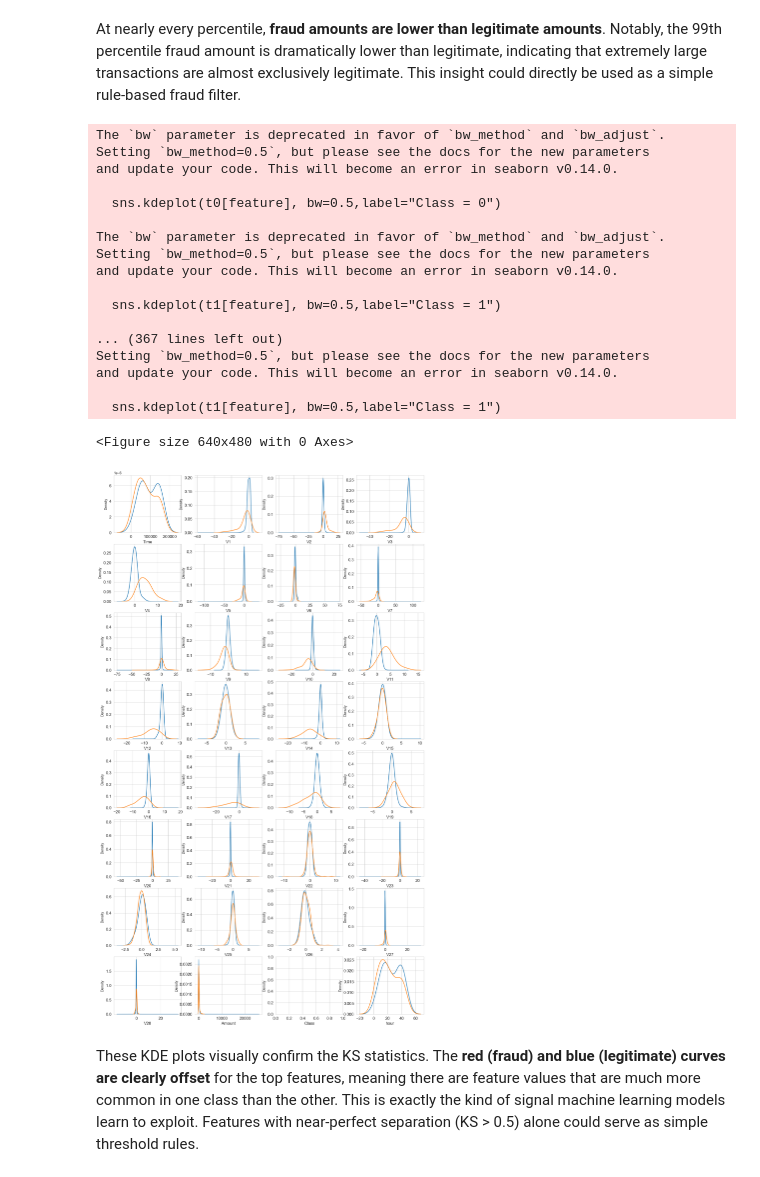
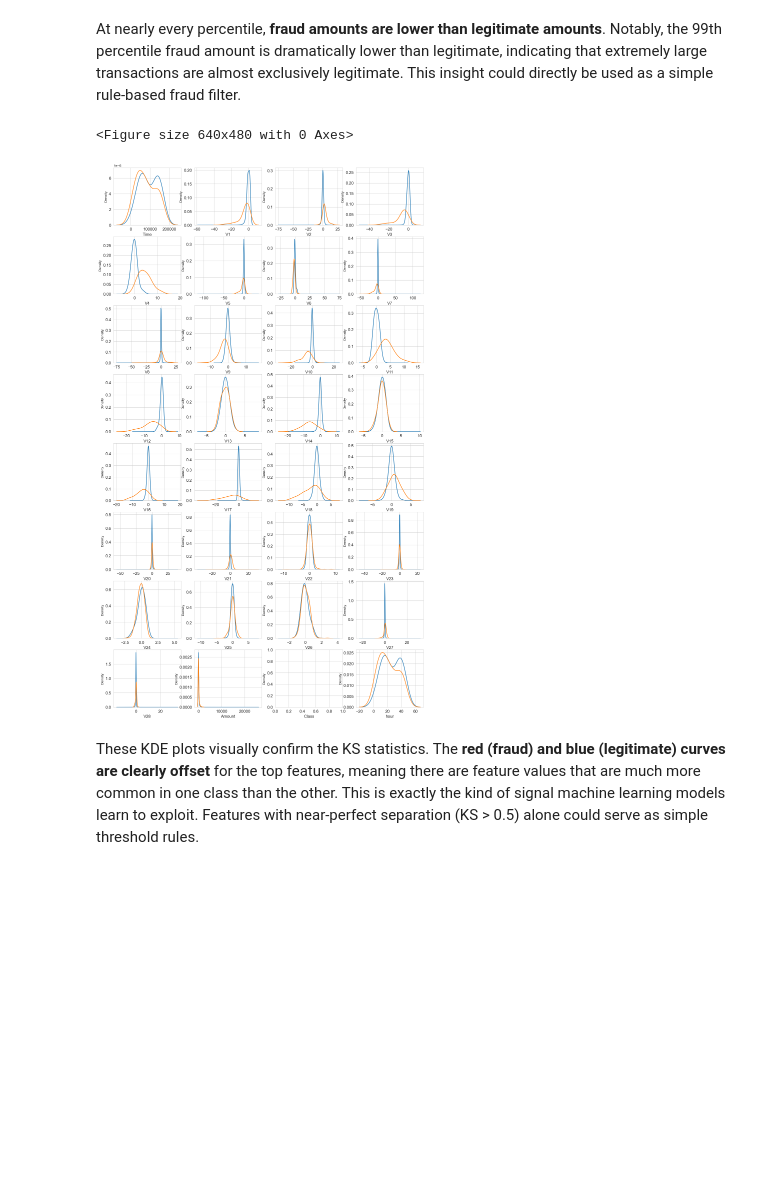
Before and after one commit to GergoHonyak242720/Data-Drift, a Jupyter notebook: notebooks/01_eda.ipynb, the cells around one changed output. Drawn from its saved outputs; the diff is of its cells as text; code cells hidden in the pictures; blank space fills up the shorter version.

```diff
--- a/notebooks/01_eda.ipynb
+++ b/notebooks/01_eda.ipynb
@@ -33,4 +33,4 @@ from scipy import stats
 from scipy.stats import ks_2samp
 
 # Dataset path
-path = r"C:\Users\matek_yulq090\Desktop\Coding\School\credit_card_challenge\dataset\creditcard.csv"
+path = "../data/creditcard.csv"
@@ -254,43 +247,26 @@ At nearly every percentile, **fraud amounts are lower than legitimate amounts**.
 # %%
 var = df.columns.values
 
 i = 0
 t0 = df.loc[df['Class'] == 0]
 t1 = df.loc[df['Class'] == 1]
 
 sns.set_style('whitegrid')
 plt.figure()
 fig, ax = plt.subplots(8,4,figsize=(16,28))
 
 for feature in var:
     i += 1
     plt.subplot(8,4,i)
-    sns.kdeplot(t0[feature], bw=0.5,label="Class = 0")
-    sns.kdeplot(t1[feature], bw=0.5,label="Class = 1")
+    sns.kdeplot(t0[feature], bw_method=0.5, label="Class = 0")
+    sns.kdeplot(t1[feature], bw_method=0.5, label="Class = 1")
     plt.xlabel(feature, fontsize=12)
     locs, labels = plt.xticks()
     plt.tick_params(axis='both', which='major', labelsize=12)
 plt.show()
 # %% [output]
-The `bw` parameter is deprecated in favor of `bw_method` and `bw_adjust`.
-Setting `bw_method=0.5`, but please see the docs for the new parameters
-and update your code. This will become an error in seaborn v0.14.0.
-
-  sns.kdeplot(t0[feature], bw=0.5,label="Class = 0")
-
-The `bw` parameter is deprecated in favor of `bw_method` and `bw_adjust`.
-Setting `bw_method=0.5`, but please see the docs for the new parameters
-and update your code. This will become an error in seaborn v0.14.0.
-
-  sns.kdeplot(t1[feature], bw=0.5,label="Class = 1")
-
-... (367 lines left out)
-Setting `bw_method=0.5`, but please see the docs for the new parameters
-and update your code. This will become an error in seaborn v0.14.0.
-
-  sns.kdeplot(t1[feature], bw=0.5,label="Class = 1")
+<Figure size 640x480 with 0 Axes>
-<Figure size 640x480 with 0 Axes>
-[figure, old version]
+[figure, new version]
 # %% [markdown]
 These KDE plots visually confirm the KS statistics. The **red (fraud) and blue (legitimate) curves are clearly offset** for the top features, meaning there are feature values that are much more common in one class than the other. This is exactly the kind of signal machine learning models learn to exploit. Features with near-perfect separation (KS > 0.5) alone could serve as simple threshold rules.
 # %%
```
Also changed, not shown: parts of 4 cells of this notebook, 15 other files.
